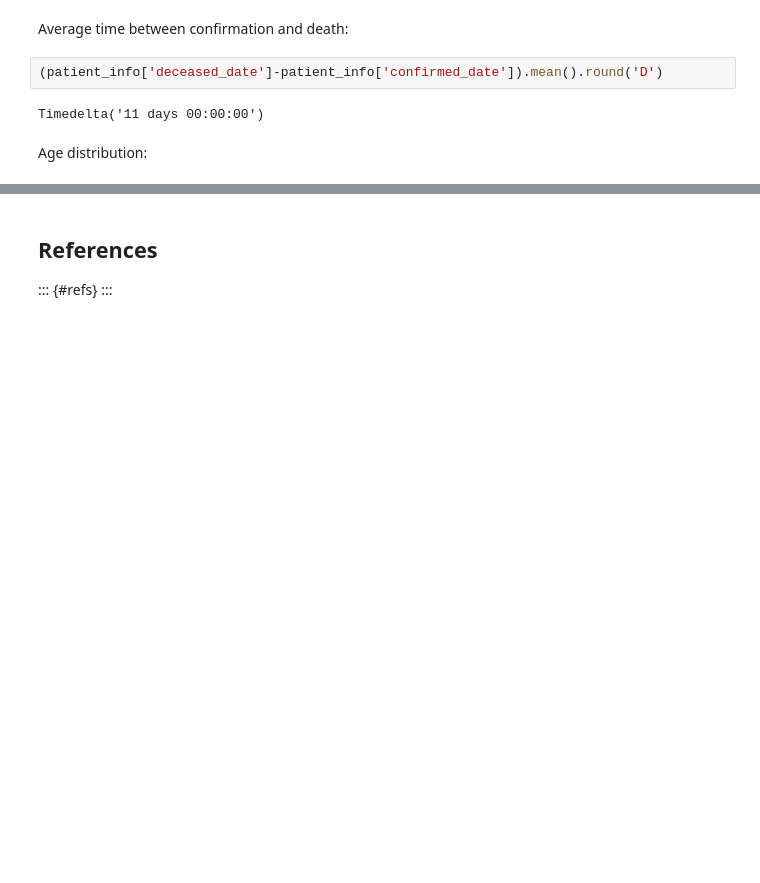
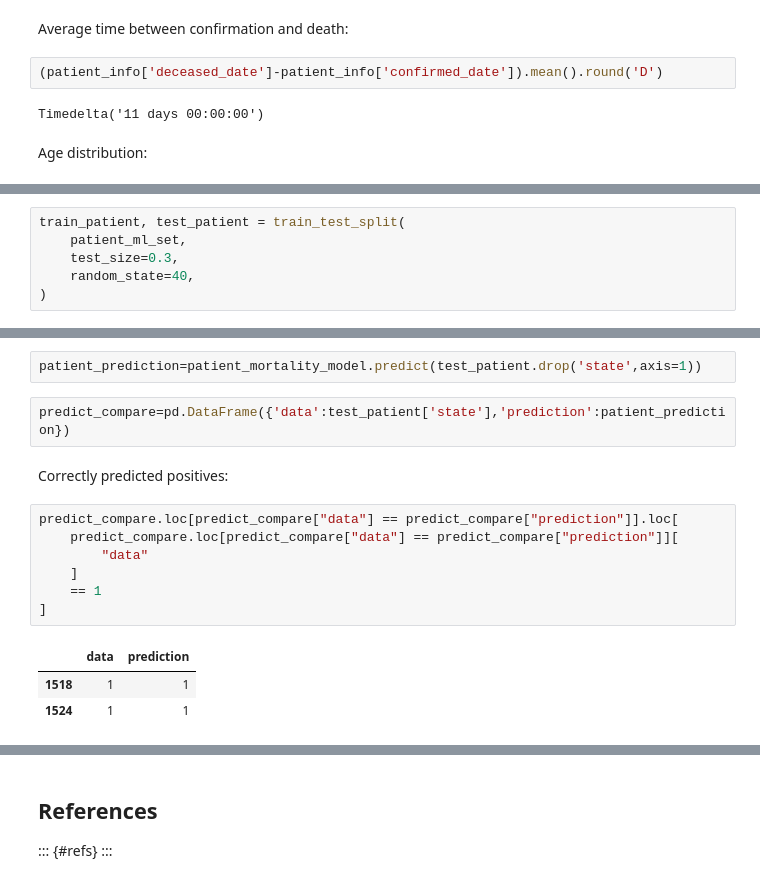
Before and after one commit to gediminas-skvarnavicius/s-korea-covid-19-analysis, a Jupyter notebook: analysis.ipynb, the cells around one changed output, grey strips where cells are left out. Drawn from its saved outputs; the diff is of its cells as text; blank space fills up the shorter version.

```diff
--- a/analysis.ipynb
+++ b/analysis.ipynb
@@ -909,0 +943,6 @@ fig_patient_age_hist.show()
+# %%
+train_patient, test_patient = train_test_split(
+    patient_ml_set,
+    test_size=0.3,
+    random_state=40,
+)
@@ -909,0 +954,17 @@ fig_patient_age_hist.show()
+# %%
+patient_prediction=patient_mortality_model.predict(test_patient.drop('state',axis=1))
+# %%
+predict_compare=pd.DataFrame({'data':test_patient['state'],'prediction':patient_prediction})
+# %% [markdown]
+Correctly predicted positives:
+# %%
+predict_compare.loc[predict_compare["data"] == predict_compare["prediction"]].loc[
+    predict_compare.loc[predict_compare["data"] == predict_compare["prediction"]][
+        "data"
+    ]
+    == 1
+]
+# %% [output]
+|  | data | prediction |
+| 1518 | 1 | 1 |
+| 1524 | 1 | 1 |
```
Also changed, not shown: parts of 9 cells of this notebook, 1 other file.
